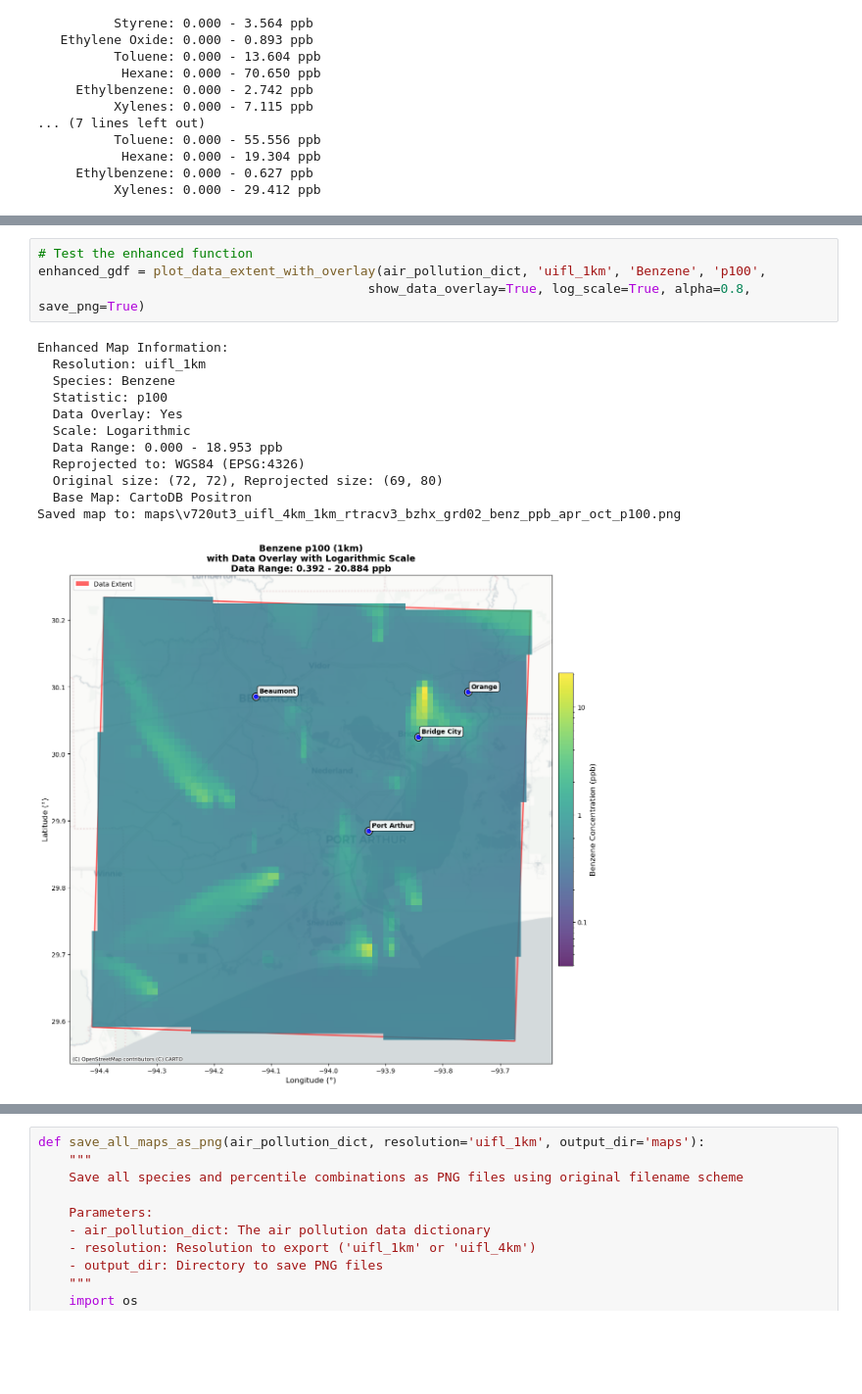
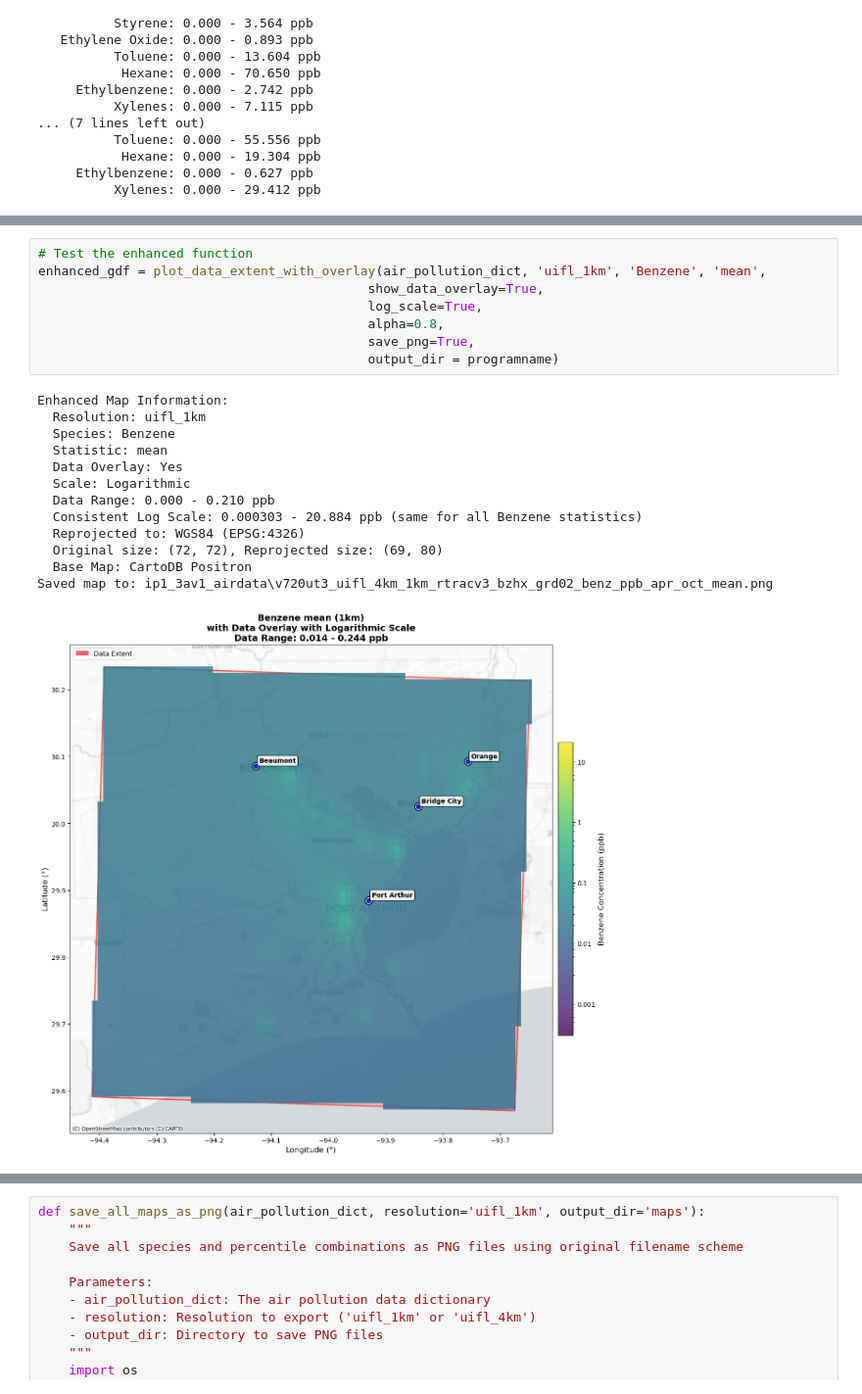
Before and after one commit to npr99/integrate_people_theme1_cookbook, a Jupyter notebook: ip1_3av1_airdata.ipynb, the cells around one changed output, grey strips where cells are left out. Shown at 98% size. Drawn from its saved outputs; the diff is of its cells as text; blank space fills up the shorter version.

Commit message:
update scale bar and output directory

```diff
--- a/ip1_3av1_airdata.ipynb
+++ b/ip1_3av1_airdata.ipynb
@@ -705,20 +776,25 @@ def plot_data_extent_with_overlay(air_pollution_dict,
 # %%
 # Test the enhanced function
-enhanced_gdf = plot_data_extent_with_overlay(air_pollution_dict, 'uifl_1km', 'Benzene', 'p100',
-                                           show_data_overlay=True, log_scale=True, alpha=0.8, save_png=True)
+enhanced_gdf = plot_data_extent_with_overlay(air_pollution_dict, 'uifl_1km', 'Benzene', 'mean',
+                                           show_data_overlay=True,
+                                           log_scale=True,
+                                           alpha=0.8,
+                                           save_png=True,
+                                           output_dir = programname)
 # %% [output]
 Enhanced Map Information:
   Resolution: uifl_1km
   Species: Benzene
-  Statistic: p100
+  Statistic: mean
   Data Overlay: Yes
   Scale: Logarithmic
-  Data Range: 0.000 - 18.953 ppb
+  Data Range: 0.000 - 0.210 ppb
+  Consistent Log Scale: 0.000303 - 20.884 ppb (same for all Benzene statistics)
   Reprojected to: WGS84 (EPSG:4326)
   Original size: (72, 72), Reprojected size: (69, 80)
   Base Map: CartoDB Positron
-Saved map to: maps\v720ut3_uifl_4km_1km_rtracv3_bzhx_grd02_benz_ppb_apr_oct_p100.png
+Saved map to: ip1_3av1_airdata\v720ut3_uifl_4km_1km_rtracv3_bzhx_grd02_benz_ppb_apr_oct_mean.png
-[figure, old version]
+[figure, new version]
 # %%
 import ipywidgets as widgets
 from IPython.display import display
```
Also changed, not shown: parts of 10 cells of this notebook, 23 other files.
